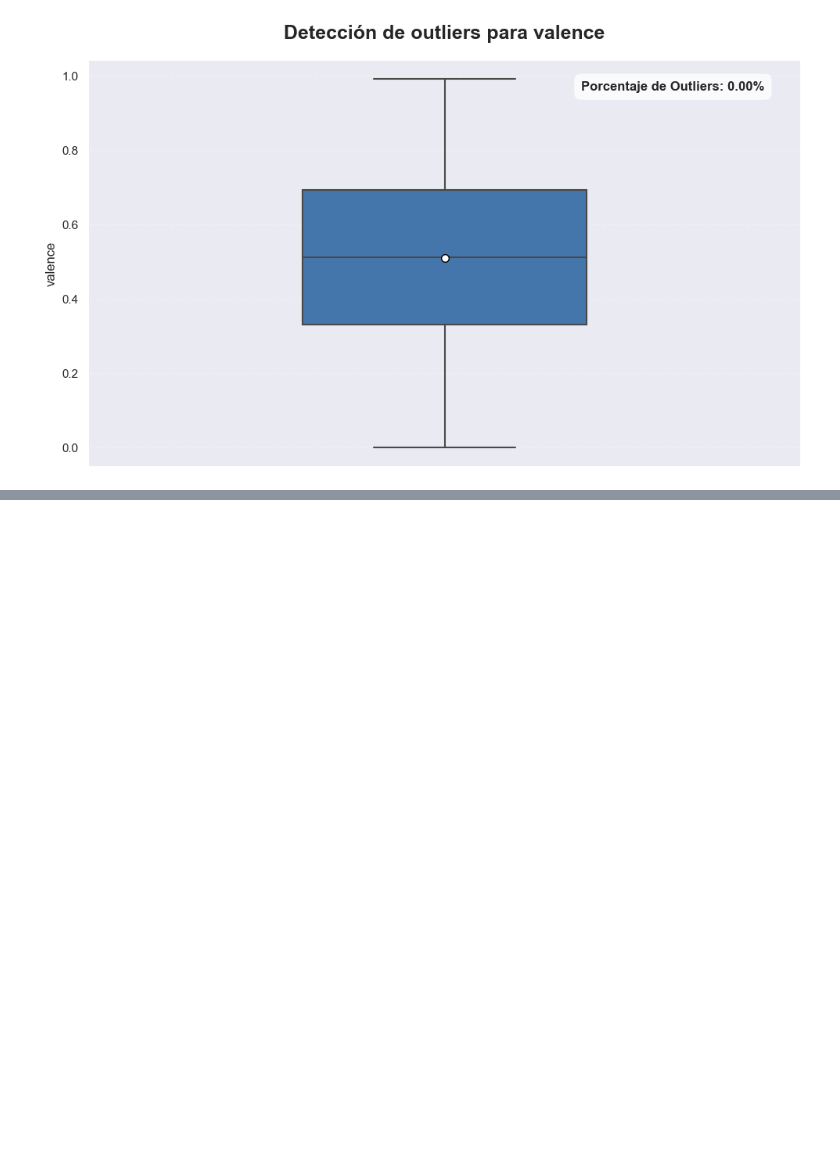
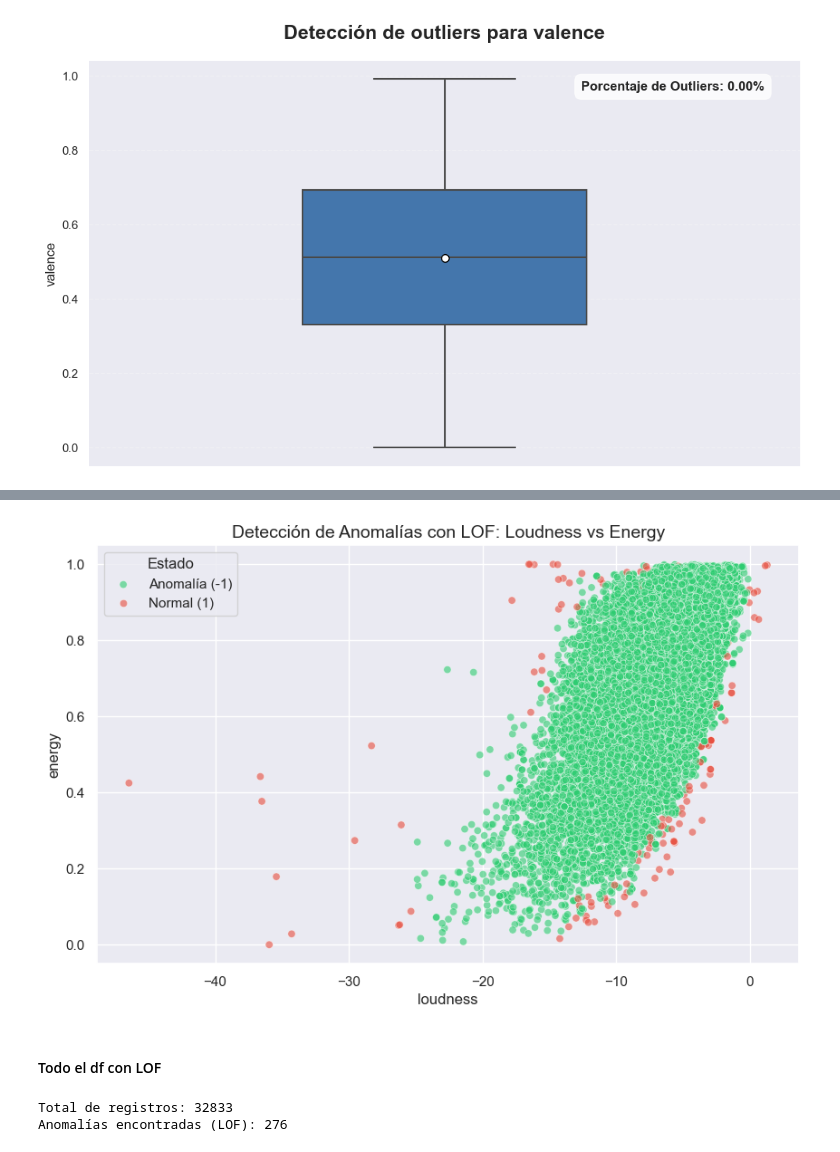
Before and after one commit to juanpablocarrillohortua/Proyecto_Data_Mining_UEC, a Jupyter notebook: notebooks/EDA_&_1st_part_notebook.ipynb, the cells around one changed output, grey strips where cells are left out. Cells and saved outputs as stored; diff of their text form; code cells hidden in the pictures; blank space fills up the shorter version.

```diff
--- a/notebooks/EDA_&_1st_part_notebook.ipynb
+++ b/notebooks/EDA_&_1st_part_notebook.ipynb
@@ -1234,0 +1344,4 @@ graficas.box_plot_para_atipicos(df, 'valence')
+# %%
+columnas_interes = ['loudness', 'energy']
+df_analisis = df[columnas_interes]
+df_analisis.head()
@@ -1234,0 +1355,5 @@ graficas.box_plot_para_atipicos(df, 'valence')
+# %%
+from sklearn.neighbors import LocalOutlierFactor
+model_lof = LocalOutlierFactor(n_neighbors=20, contamination='auto')
+df_analisis['lof_label'] = model_lof.fit_predict(df_analisis[['loudness', 'energy']])
+df_analisis.head()
@@ -1234,0 +1367,18 @@ graficas.box_plot_para_atipicos(df, 'valence')
+# %%
+plt.figure(figsize=(10, 6))
+sns.scatterplot(
+    data=df_analisis,
+    x='loudness',
+    y='energy',
+    hue='lof_label',
+    palette={1: "#2ecc71", -1: "#e74c3c"}, # Verde para normales, Rojo para anomalías
+    alpha=0.6
+)
+
+plt.title('Detección de Anomalías con LOF: Loudness vs Energy', fontsize=14)
+plt.legend(title='Estado', labels=['Anomalía (-1)', 'Normal (1)'])
+plt.show()
+# %% [output]
+[figure, added]
+# %% [markdown]
+#### Todo el df con LOF
@@ -1234,0 +1387,20 @@ graficas.box_plot_para_atipicos(df, 'valence')
+# %%
+from sklearn.neighbors import LocalOutlierFactor
+
+
+# 'n_jobs=-1' usará todos los núcleos del procesador
+model_lof = LocalOutlierFactor(
+    n_neighbors=20,          # Número de vecinos para medir la densidad local
+    contamination='auto',    # Proporción esperada de anomalías
+    n_jobs=-1                # Uso de todos los núcleos
+)
+
+df_numerico['anomaly_label_lof'] = model_lof.fit_predict(df_numerico)
+
+# Ver los resultados
+anomalias_lof = df_numerico[df_numerico['anomaly_label_lof'] == -1]
+print(f"Total de registros: {len(df_numerico)}")
+print(f"Anomalías encontradas (LOF): {len(anomalias_lof)}")
+# %% [output]
+Total de registros: 32833
+Anomalías encontradas (LOF): 276
```
Also changed, not shown: parts of 17 cells of this notebook.
